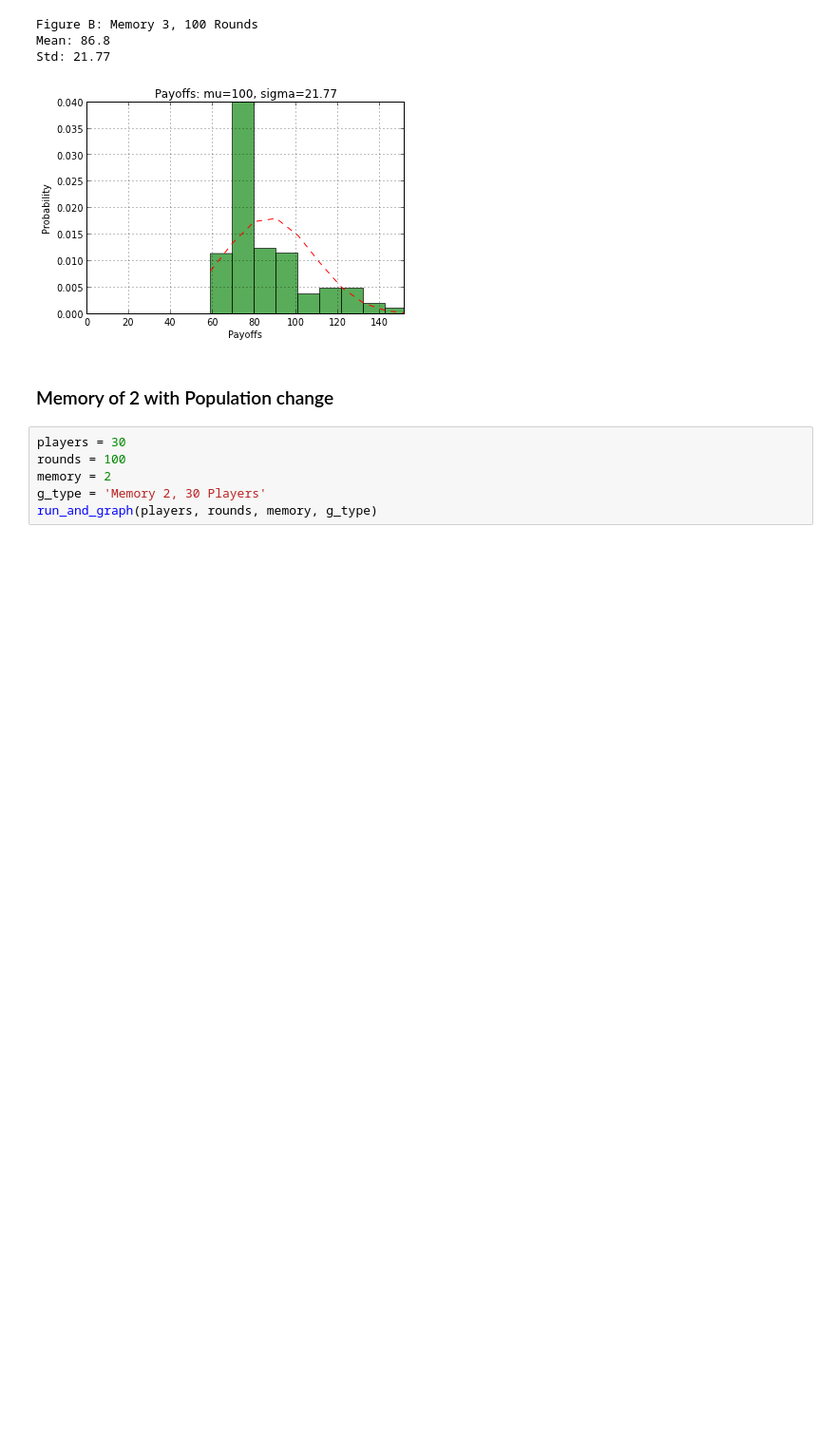
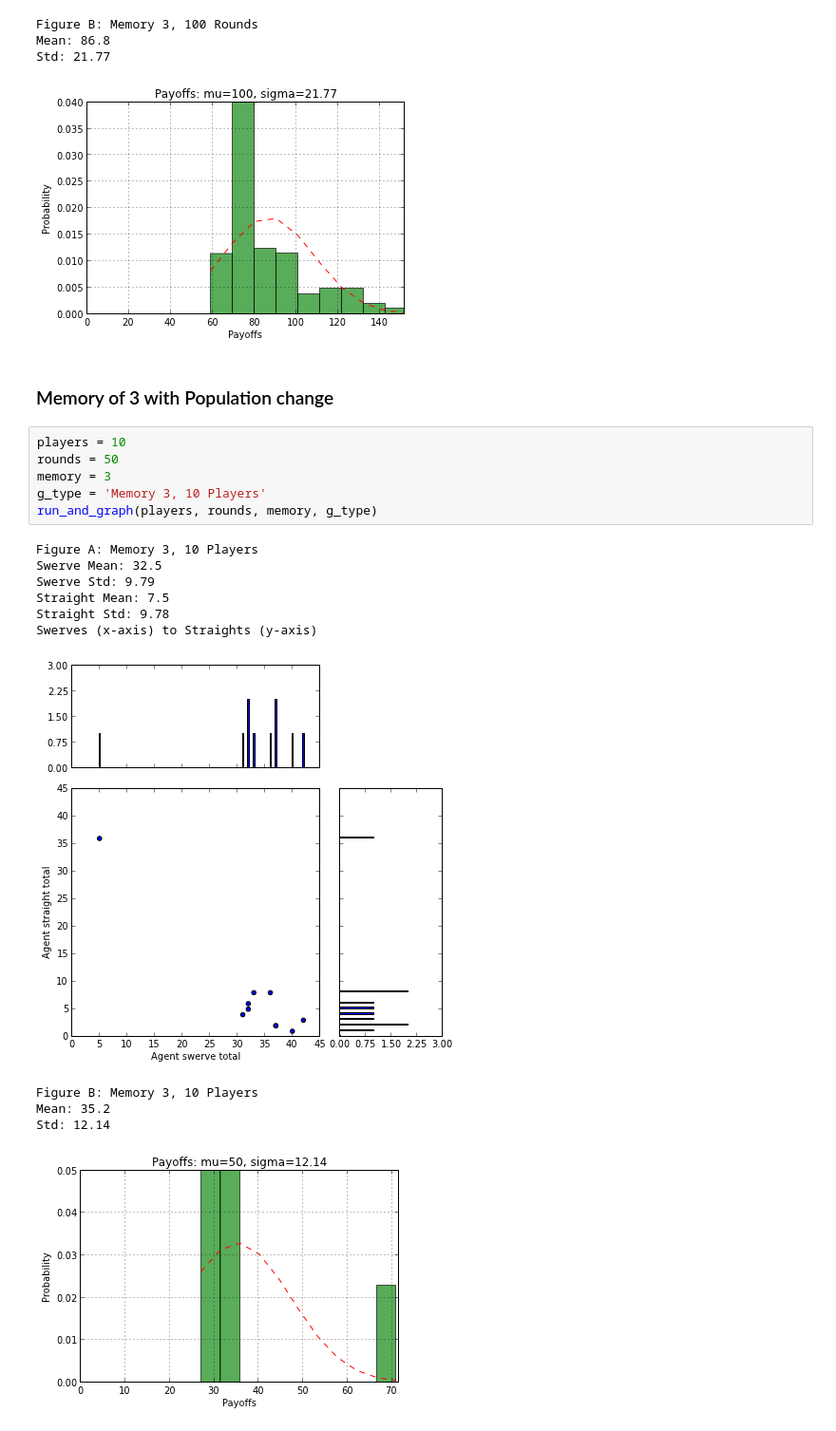
Before and after one commit to WenjingWang1001/css610, a Jupyter notebook: ziagent_game/analysis.ipynb, the cells around one changed output. Shown at 95% size. Drawn from its saved outputs; the diff is of its cells as text; blank space fills up the shorter version.

```diff
--- a/ziagent_game/analysis.ipynb
+++ b/ziagent_game/analysis.ipynb
@@ -414,10 +414,22 @@ Mean: 86.8
 Std: 21.77
 [figure]
 # %% [markdown]
-### Memory of 2 with Population change
+### Memory of 3 with Population change
 # %%
-players = 30
-rounds = 100
-memory = 2
-g_type = 'Memory 2, 30 Players'
+players = 10
+rounds = 50
+memory = 3
+g_type = 'Memory 3, 10 Players'
 run_and_graph(players, rounds, memory, g_type)
+# %% [output]
+Figure A: Memory 3, 10 Players
+Swerve Mean: 32.5
+Swerve Std: 9.79
+Straight Mean: 7.5
+Straight Std: 9.78
+Swerves (x-axis) to Straights (y-axis)
+[figure, added]
+Figure B: Memory 3, 10 Players
+Mean: 35.2
+Std: 12.14
+[figure, added]
```
Also changed, not shown: parts of 6 cells of this notebook, 1 other file.
